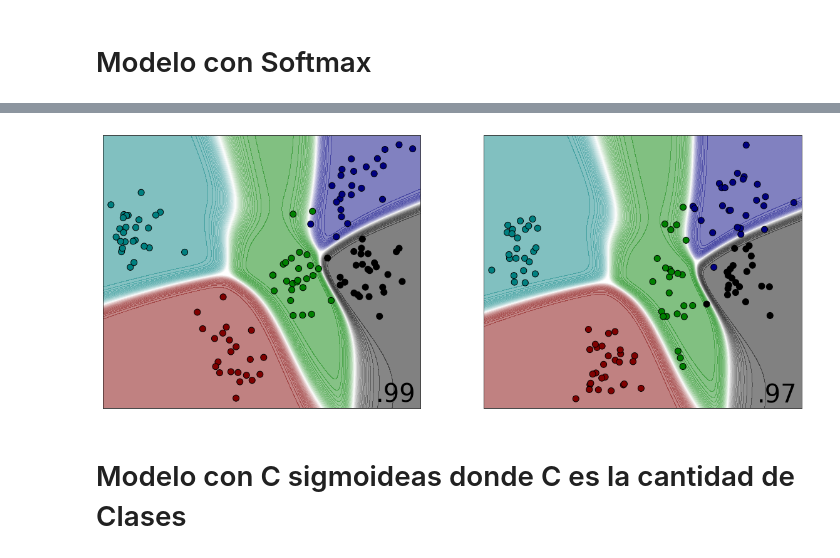
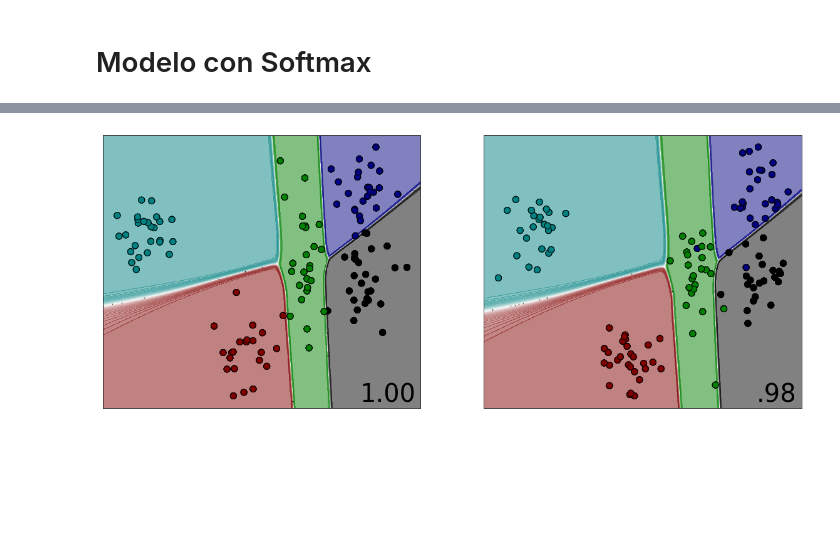
Before and after one commit to lab-ml-itba/6-MLP-multiclass, a Jupyter notebook: multiclass.ipynb, the cells around one changed output, grey strips where cells are left out. Drawn from its saved outputs; the diff is of its cells as text; code cells hidden in the pictures; blank space fills up the shorter version.

```diff
--- a/multiclass.ipynb
+++ b/multiclass.ipynb
@@ -70,0 +456,13 @@ from keras import regularizers
+# %%
+plot_losses = PlotLosses(plot_interval=100,
+                         evaluate_interval=None,
+                         x_val=X_test,
+                         y_val_categorical=y_test_cat)
+model_sm_log.fit(X_train,
+          y_train_cat,
+          batch_size = batch_size,
+          epochs=epochs,
+          verbose=0,
+          validation_data=(X_test, y_test_cat),
+          callbacks=[plot_losses],
+         )
@@ -71,24 +483,24 @@ from keras import regularizers
 # %%
 input_features = 2
-hidden_units = 20
+hidden_units = 2
 output_size = y_train_cat.shape[1]
-model_sm = Sequential()
-model_sm.add(Dense(hidden_units,input_dim=input_features, kernel_regularizer=regularizers.l2(lambd), name="Capa_Oculta"))
-model_sm.add(Activation('sigmoid', name="sigmoid"))
-model_sm.add(Dense(output_size, name="Salida"))
-model_sm.add(Activation('softmax', name="softmax")) # Notar que en vez de sigmoidea es softmax
-model_sm.summary()
+model_sm_nn = Sequential()
+model_sm_nn.add(Dense(hidden_units,input_dim=input_features, kernel_regularizer=regularizers.l2(lambd), name="Capa_Oculta"))
+model_sm_nn.add(Activation('sigmoid', name="sigmoid"))
+model_sm_nn.add(Dense(output_size, name="Salida"))
+model_sm_nn.add(Activation('softmax', name="softmax")) # Notar que en vez de sigmoidea es softmax
+model_sm_nn.summary()
 
-lambd = 0.001
+lambd = 0 #0.001
 lr = 0.04
 batch_size = 20
-epochs = 500
+epochs = 1000
 
 #selectedOptimizer = optimizers.SGD(lr=lr)
 selectedOptimizer = optimizers.adam(lr=lr)
 
 # Lo compilo, notar que en vez de binary_crossentropy va categorical_crossentropy
-model_sm.compile(loss = 'categorical_crossentropy', optimizer=selectedOptimizer, metrics=['accuracy'])
+model_sm_nn.compile(loss = 'categorical_crossentropy', optimizer=selectedOptimizer, metrics=['accuracy'])
 # %% [output]
 _________________________________________________________________
 Layer (type)                 Output Shape              Param #
@@ -110,7 +522,7 @@ plot_losses = PlotLosses(plot_interval=100,
                          evaluate_interval=None,
                          x_val=X_test,
                          y_val_categorical=y_test_cat)
-model_sm.fit(X_train,
+model_sm_nn.fit(X_train,
           y_train_cat,
           batch_size = batch_size,
           epochs=epochs,
@@ -124,11 +535,9 @@ model_sm.fit(X_train,
 # %%
 f, (ax1, ax2) = plt.subplots(1, 2, figsize=(20,8))
-score_train = model_sm.evaluate(X_train, y_train_cat)
-score_test = model_sm.evaluate(X_test, y_test_cat)
-Z_aux, Z = MH.plot_MC_boundaries_keras(X_train, y_train, score_train[1], model_sm.predict_proba, h =.05, ax=ax1)
-Z_aux, Z = MH.plot_MC_boundaries_keras(X_test, y_test, score_test[1], model_sm.predict_proba, h =.05, ax=ax2)
+score_train = model_sm_nn.evaluate(X_train, y_train_cat)
+score_test = model_sm_nn.evaluate(X_test, y_test_cat)
+MH.plot_MC_boundaries_keras(X_train, y_train, score_train[1], model_sm_nn.predict_proba, h =.05, ax=ax1)
+MH.plot_MC_boundaries_keras(X_test, y_test, score_test[1], model_sm_nn.predict_proba, h =.05, ax=ax2)
 plt.show()
 # %% [output]
-[figure, old version]
+[figure, new version]
-# %% [markdown]
-# Modelo con C sigmoideas donde C es la cantidad de Clases
```
Also changed, not shown: parts of 44 cells of this notebook, 5 other files.
